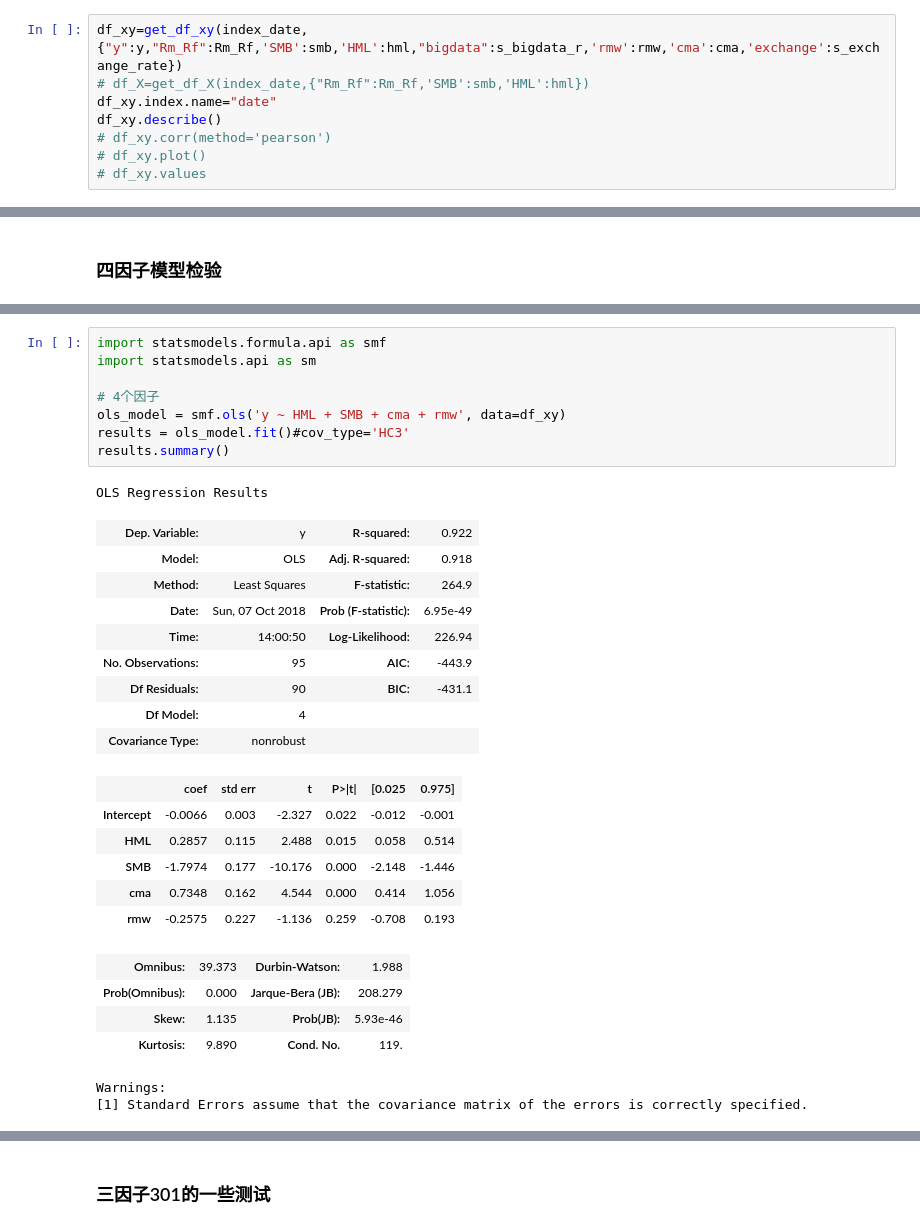
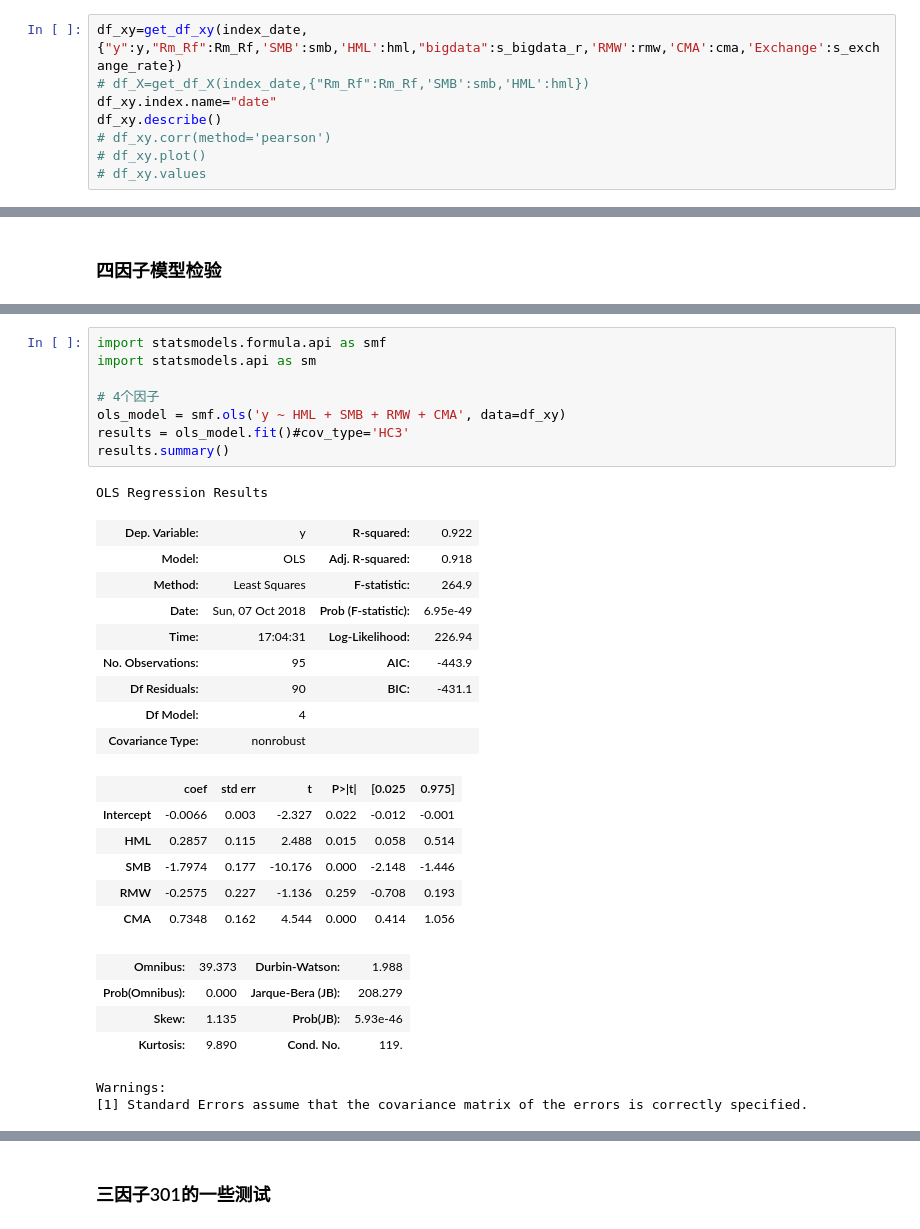
Before and after one commit to brainee/fama, a Jupyter notebook: fama5/zy-fama-frech-4-generial.ipynb, the cells around one changed output, grey strips where cells are left out. Saved outputs shown, nothing was run; the diff lists cells and outputs as text.

```diff
--- a/fama5/zy-fama-frech-4-generial.ipynb
+++ b/fama5/zy-fama-frech-4-generial.ipynb
@@ -981,7 +981,7 @@ def get_vif(results):
     ziped=lzip(results.model.exog_names, vif)
     return ziped
 # %%
-df_xy=get_df_xy(index_date,{"y":y,"Rm_Rf":Rm_Rf,'SMB':smb,'HML':hml,"bigdata":s_bigdata_r,'rmw':rmw,'cma':cma,'exchange':s_exchange_rate})
+df_xy=get_df_xy(index_date,{"y":y,"Rm_Rf":Rm_Rf,'SMB':smb,'HML':hml,"bigdata":s_bigdata_r,'RMW':rmw,'CMA':cma,'Exchange':s_exchange_rate})
 # df_X=get_df_X(index_date,{"Rm_Rf":Rm_Rf,'SMB':smb,'HML':hml})
 df_xy.index.name="date"
 df_xy.describe()
@@ -1269,28 +1269,28 @@ df_X4.corr(method='pearson')
 # %%
 import statsmodels.formula.api as smf
 import statsmodels.api as sm
 
 # 4个因子
-ols_model = smf.ols('y ~ HML + SMB + cma + rmw', data=df_xy)
+ols_model = smf.ols('y ~ HML + SMB + RMW + CMA', data=df_xy)
 results = ols_model.fit()#cov_type='HC3'
 results.summary()
 # %% [output]
 OLS Regression Results
 | Dep. Variable: | y | R-squared: | 0.922 |
 | Model: | OLS | Adj. R-squared: | 0.918 |
 | Method: | Least Squares | F-statistic: | 264.9 |
 | Date: | Sun, 07 Oct 2018 | Prob (F-statistic): | 6.95e-49 |
-| Time: | 14:00:50 | Log-Likelihood: | 226.94 |
+| Time: | 17:04:31 | Log-Likelihood: | 226.94 |
 | No. Observations: | 95 | AIC: | -443.9 |
 | Df Residuals: | 90 | BIC: | -431.1 |
 | Df Model: | 4 |  |  |
 | Covariance Type: | nonrobust |  |  |
 |  | coef | std err | t | P>|t| | [0.025 | 0.975] |
 | Intercept | -0.0066 | 0.003 | -2.327 | 0.022 | -0.012 | -0.001 |
 | HML | 0.2857 | 0.115 | 2.488 | 0.015 | 0.058 | 0.514 |
 | SMB | -1.7974 | 0.177 | -10.176 | 0.000 | -2.148 | -1.446 |
-| cma | 0.7348 | 0.162 | 4.544 | 0.000 | 0.414 | 1.056 |
-| rmw | -0.2575 | 0.227 | -1.136 | 0.259 | -0.708 | 0.193 |
+| RMW | -0.2575 | 0.227 | -1.136 | 0.259 | -0.708 | 0.193 |
+| CMA | 0.7348 | 0.162 | 4.544 | 0.000 | 0.414 | 1.056 |
 | Omnibus: | 39.373 | Durbin-Watson: | 1.988 |
 | Prob(Omnibus): | 0.000 | Jarque-Bera (JB): | 208.279 |
 | Skew: | 1.135 | Prob(JB): | 5.93e-46 |
```
Also changed, not shown: parts of 33 cells of this notebook.
